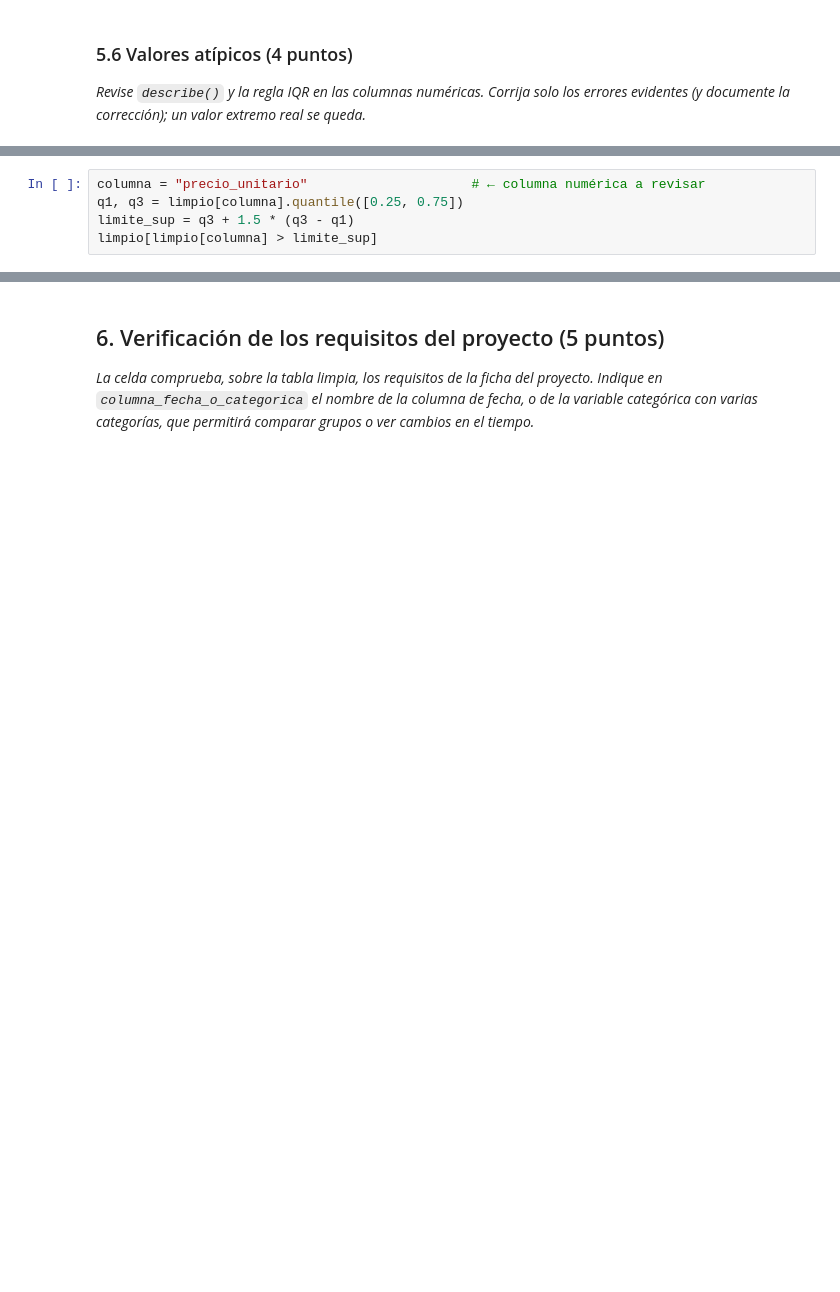
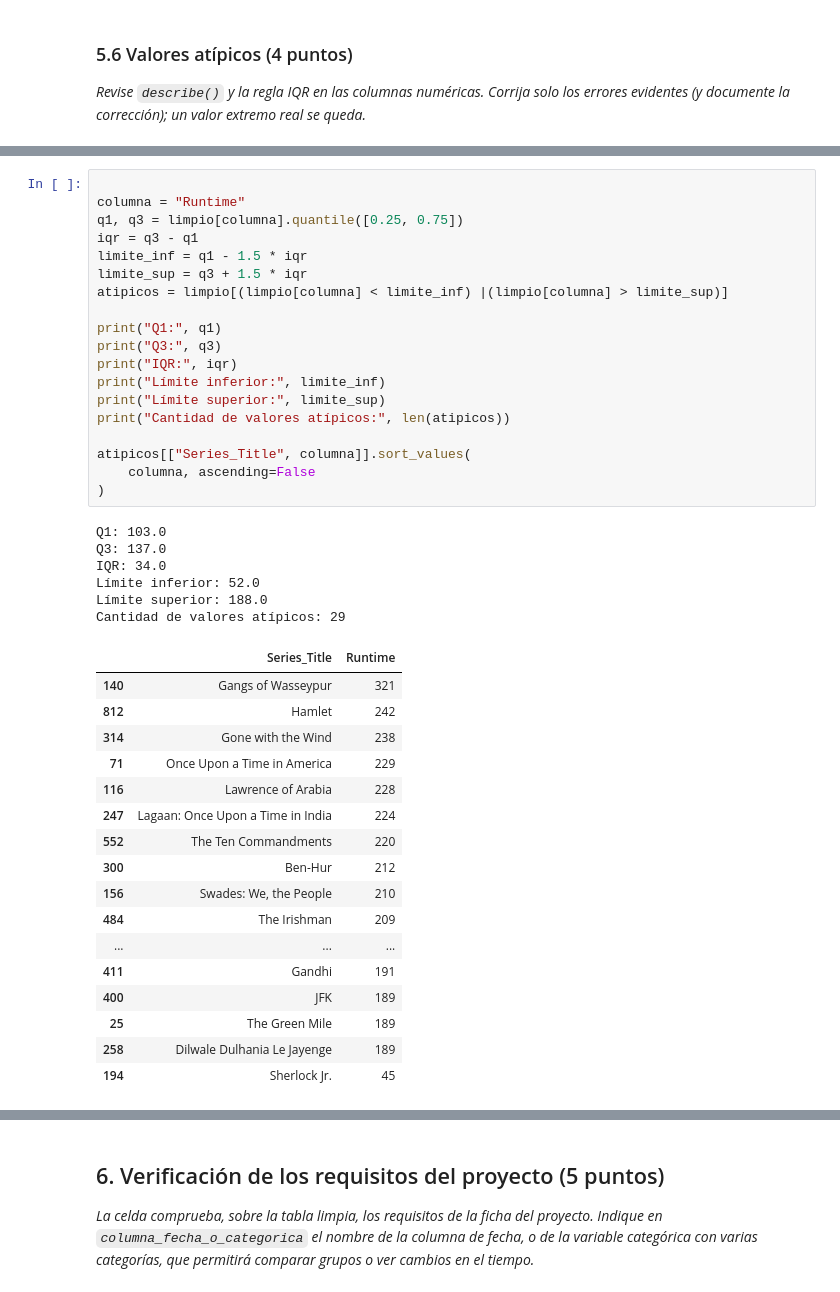
Before and after one commit to 0Kazu/Proyecto-de-FCDIA, a Jupyter notebook: Tarea 1/Tarea1_Plantilla_Dataset_del_proyecto.ipynb, the cells around one changed output, grey strips where cells are left out. Cells and saved outputs as stored; diff of their text form; blank space fills up the shorter version.

```diff
--- a/Tarea 1/Tarea1_Plantilla_Dataset_del_proyecto.ipynb
+++ b/Tarea 1/Tarea1_Plantilla_Dataset_del_proyecto.ipynb
@@ -241,6 +380,44 @@ limpio.describe()
 # %%
-columna = "precio_unitario"                     # ← columna numérica a revisar
+
+columna = "Runtime"
 q1, q3 = limpio[columna].quantile([0.25, 0.75])
-limite_sup = q3 + 1.5 * (q3 - q1)
-limpio[limpio[columna] > limite_sup]
+iqr = q3 - q1
+limite_inf = q1 - 1.5 * iqr
+limite_sup = q3 + 1.5 * iqr
+atipicos = limpio[(limpio[columna] < limite_inf) |(limpio[columna] > limite_sup)]
+
+print("Q1:", q1)
+print("Q3:", q3)
+print("IQR:", iqr)
+print("Límite inferior:", limite_inf)
+print("Límite superior:", limite_sup)
+print("Cantidad de valores atípicos:", len(atipicos))
+
+atipicos[["Series_Title", columna]].sort_values(
+    columna, ascending=False
+)
+# %% [output]
+Q1: 103.0
+Q3: 137.0
+IQR: 34.0
+Límite inferior: 52.0
+Límite superior: 188.0
+Cantidad de valores atípicos: 29
+|  | Series_Title | Runtime |
+| 140 | Gangs of Wasseypur | 321 |
+| 812 | Hamlet | 242 |
+| 314 | Gone with the Wind | 238 |
+| 71 | Once Upon a Time in America | 229 |
+| 116 | Lawrence of Arabia | 228 |
+| 247 | Lagaan: Once Upon a Time in India | 224 |
+| 552 | The Ten Commandments | 220 |
+| 300 | Ben-Hur | 212 |
+| 156 | Swades: We, the People | 210 |
+| 484 | The Irishman | 209 |
+| ... | ... | ... |
+| 411 | Gandhi | 191 |
+| 400 | JFK | 189 |
+| 25 | The Green Mile | 189 |
+| 258 | Dilwale Dulhania Le Jayenge | 189 |
+| 194 | Sherlock Jr. | 45 |
 # %%
```
Also changed, not shown: parts of 27 cells of this notebook.
